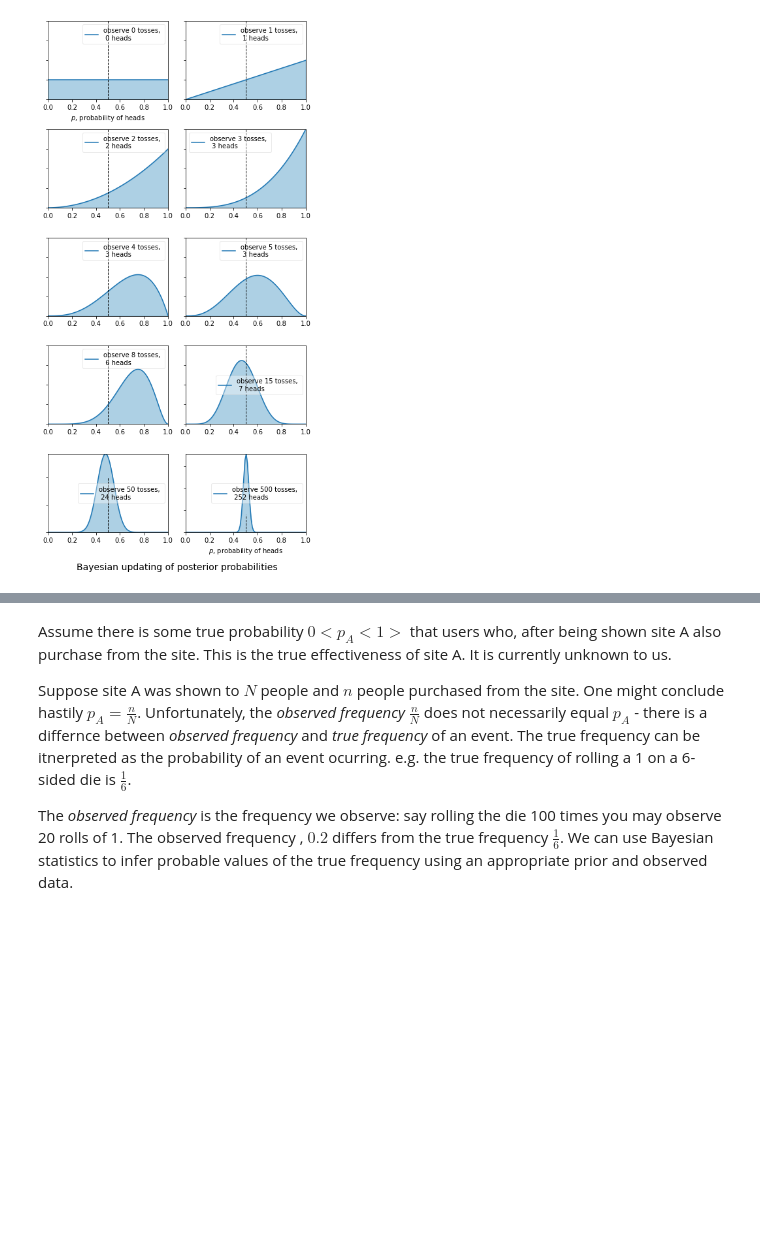
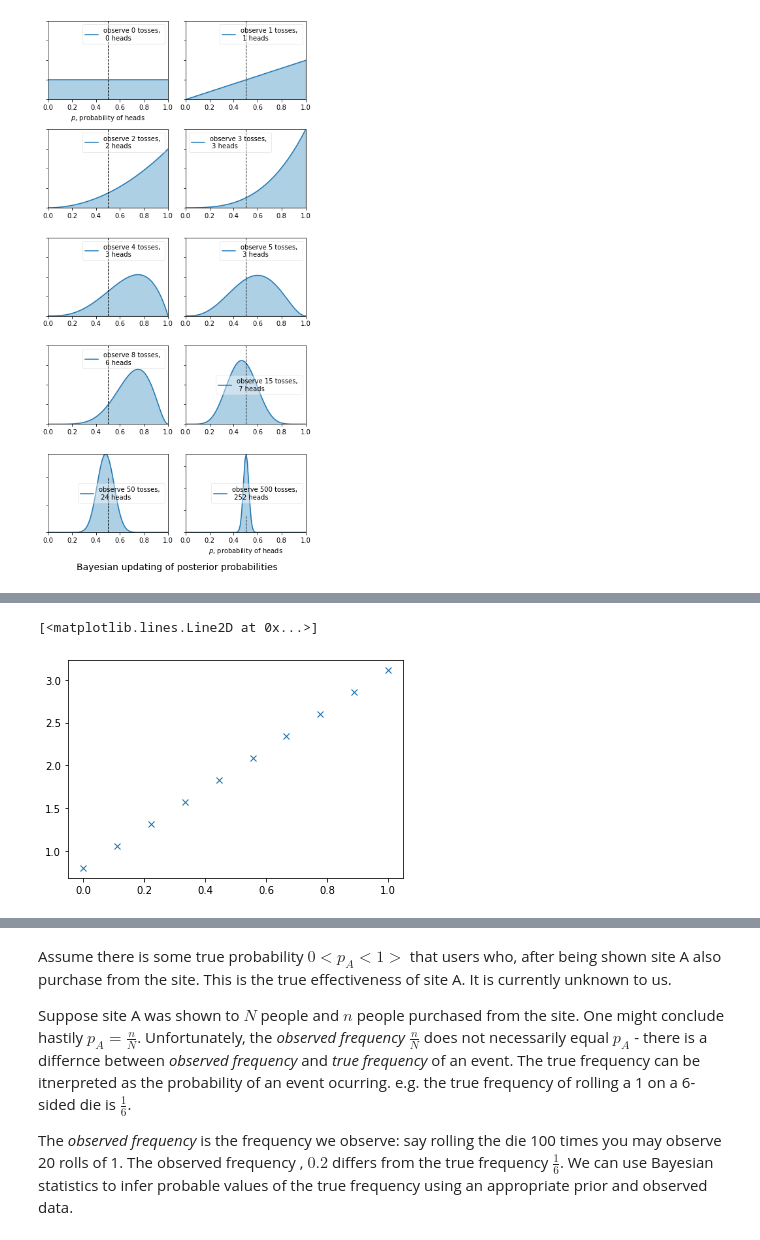
Before and after one commit to A-Lohse/Computational-Social-Science-Journal-Club, a Jupyter notebook: 05-12-2022-Baysian-Statistics/intro-to-bayesian-statistics.ipynb, the cells around one changed output, grey strips where cells are left out. Cells and saved outputs as stored; diff of their text form; code cells hidden in the pictures; blank space fills up the shorter version.

```diff
--- a/05-12-2022-Baysian-Statistics/intro-to-bayesian-statistics.ipynb
+++ b/05-12-2022-Baysian-Statistics/intro-to-bayesian-statistics.ipynb
@@ -58,0 +113,6 @@ for k, N in enumerate(n_trials):
+# %%
+test = trace.posterior.data_vars['x'][0][0].values*np.linspace(0,1,10) + trace.posterior.data_vars['Intercept'][0][0].values
+plt.plot(np.linspace(0,1,10), test, 'x', label='data')
+# %% [output]
+[<matplotlib.lines.Line2D at 0x...>]
+[figure, added]
```
Also changed, not shown: parts of 70 cells of this notebook.
